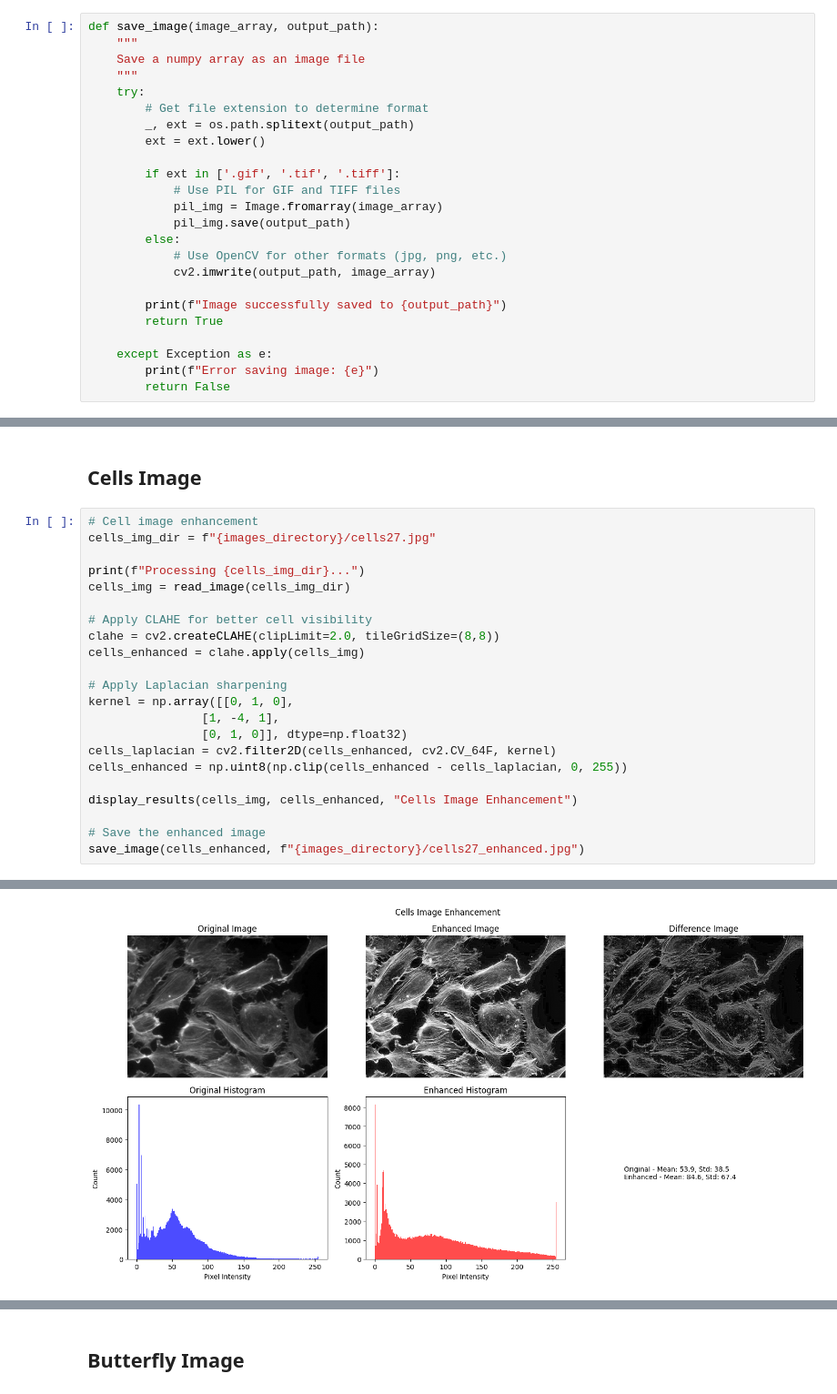
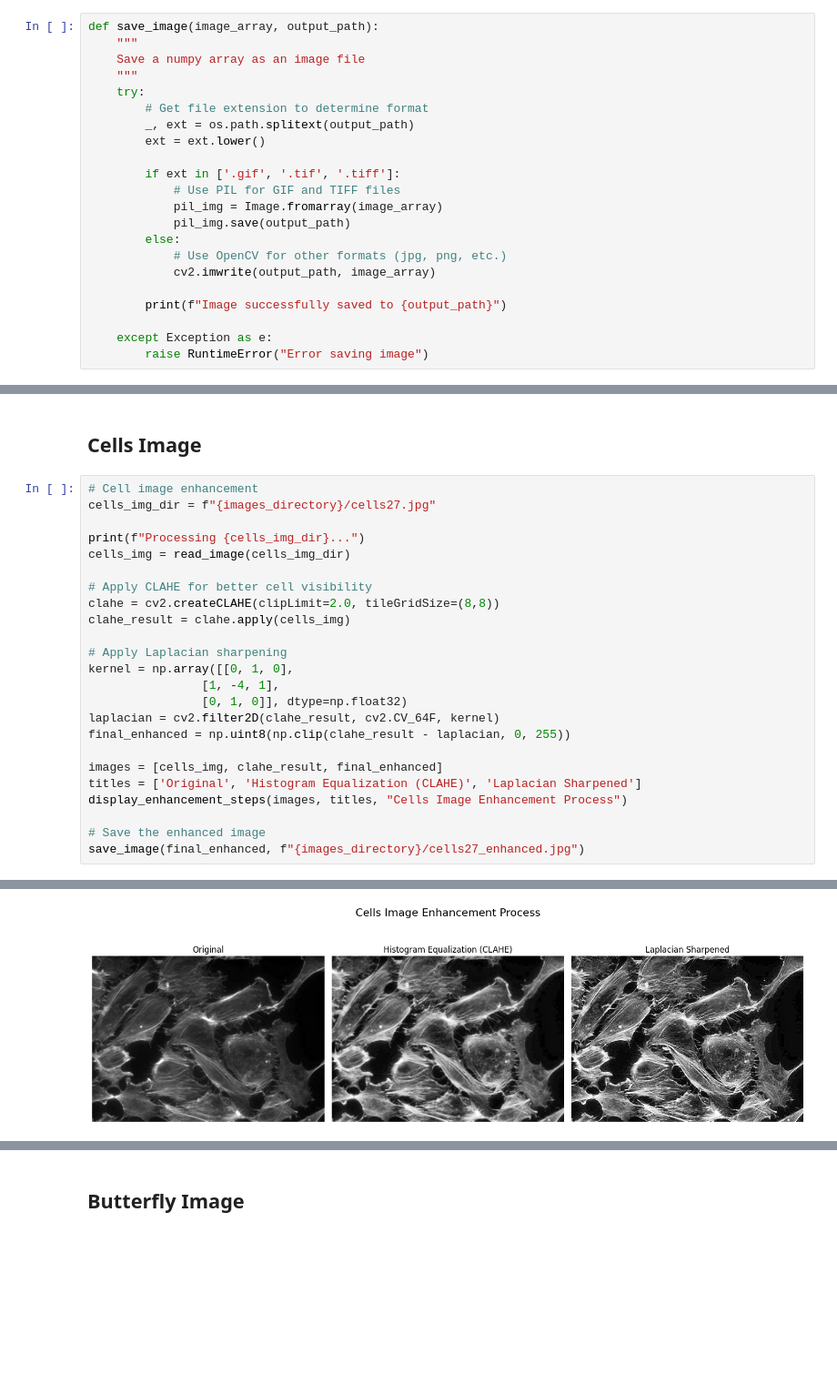
Before and after one commit to lendl-uy/cs282, a Jupyter notebook: pa1/cs282_pa_1_item_5_uy.ipynb, the cells around one changed output, grey strips where cells are left out. Shown at 91% size. Drawn from its saved outputs; the diff is of its cells as text; blank space fills up the shorter version.

```diff
--- a/pa1/cs282_pa_1_item_5_uy.ipynb
+++ b/pa1/cs282_pa_1_item_5_uy.ipynb
@@ -81,8 +81,6 @@ def save_image(image_array, output_path):
             cv2.imwrite(output_path, image_array)
 
         print(f"Image successfully saved to {output_path}")
-        return True
 
     except Exception as e:
-        print(f"Error saving image: {e}")
-        return False
+        raise RuntimeError("Error saving image")
@@ -177,26 +178,28 @@ To enhance the bright dental x-ray, the following image enhancement steps were a
 # %%
 # Cell image enhancement
 cells_img_dir = f"{images_directory}/cells27.jpg"
 
 print(f"Processing {cells_img_dir}...")
 cells_img = read_image(cells_img_dir)
 
 # Apply CLAHE for better cell visibility
 clahe = cv2.createCLAHE(clipLimit=2.0, tileGridSize=(8,8))
-cells_enhanced = clahe.apply(cells_img)
+clahe_result = clahe.apply(cells_img)
 
 # Apply Laplacian sharpening
 kernel = np.array([[0, 1, 0],
                 [1, -4, 1],
                 [0, 1, 0]], dtype=np.float32)
-cells_laplacian = cv2.filter2D(cells_enhanced, cv2.CV_64F, kernel)
-cells_enhanced = np.uint8(np.clip(cells_enhanced - cells_laplacian, 0, 255))
+laplacian = cv2.filter2D(clahe_result, cv2.CV_64F, kernel)
+final_enhanced = np.uint8(np.clip(clahe_result - laplacian, 0, 255))
 
-display_results(cells_img, cells_enhanced, "Cells Image Enhancement")
+images = [cells_img, clahe_result, final_enhanced]
+titles = ['Original', 'Histogram Equalization (CLAHE)', 'Laplacian Sharpened']
+display_enhancement_steps(images, titles, "Cells Image Enhancement Process")
 
 # Save the enhanced image
-save_image(cells_enhanced, f"{images_directory}/cells27_enhanced.jpg")
+save_image(final_enhanced, f"{images_directory}/cells27_enhanced.jpg")
 # %% [output]
 Processing images/cells27.jpg...
-[figure, old version]
+[figure, new version]
 Image successfully saved to images/cells27_enhanced.jpg
```
Also changed, not shown: parts of 12 cells of this notebook, 29 other files.
